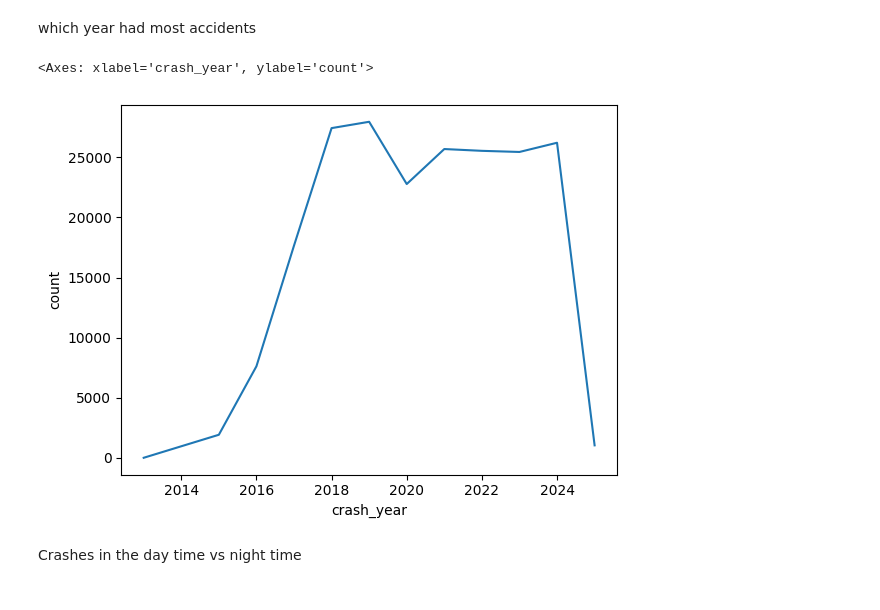
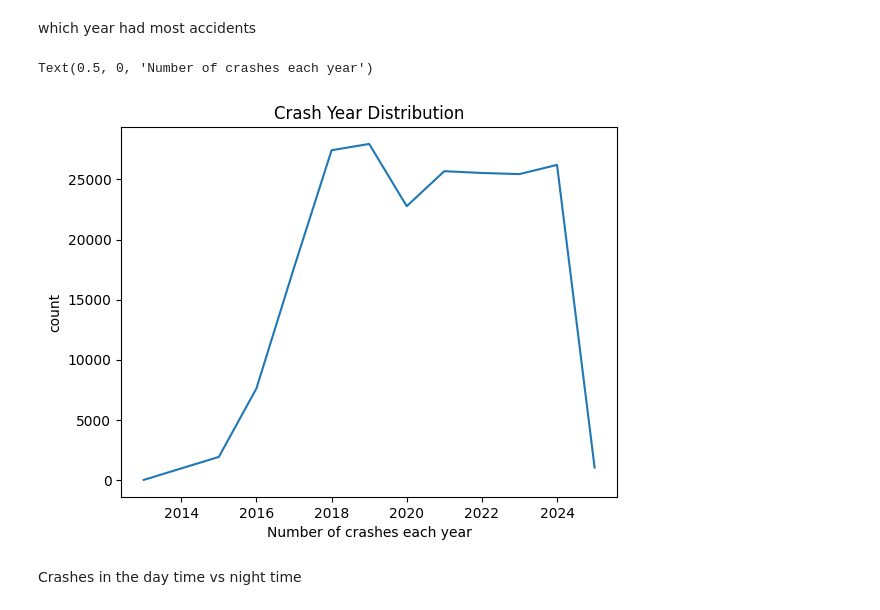
Before and after one commit to OwaisRaza06/EDA, a Jupyter notebook: Accident analysis dataset/accidents analysis.ipynb, the cells around one changed output. Cells and saved outputs as stored; diff of their text form; code cells hidden in the pictures.

```diff
--- a/Accident analysis dataset/accidents analysis.ipynb
+++ b/Accident analysis dataset/accidents analysis.ipynb
@@ -227,9 +209,11 @@ df['crash_date'] = pd.to_datetime(df['crash_date'], format='mixed') #the format
 df['crash_year'] = df['crash_date'].dt.year
 # %%
 sns.lineplot(df['crash_year'].value_counts(), palette='viridis')
+plt.title('Crash Year Distribution')
+plt.xlabel('Number of crashes each year')
 # %% [output]
-<Axes: xlabel='crash_year', ylabel='count'>
+Text(0.5, 0, 'Number of crashes each year')
-[figure, old version]
+[figure, new version]
 # %% [markdown]
 Crashes in the day time vs night time
 # %%
```
Also changed, not shown: parts of 27 cells of this notebook.
